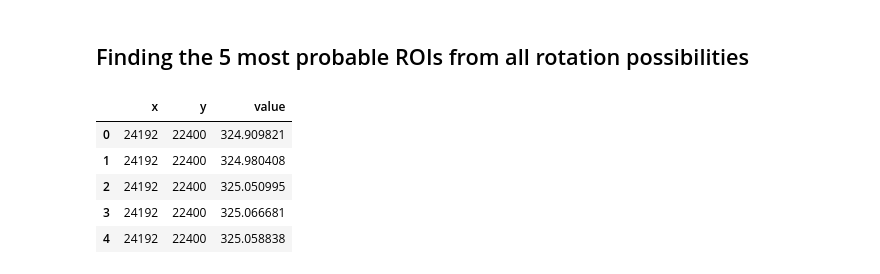
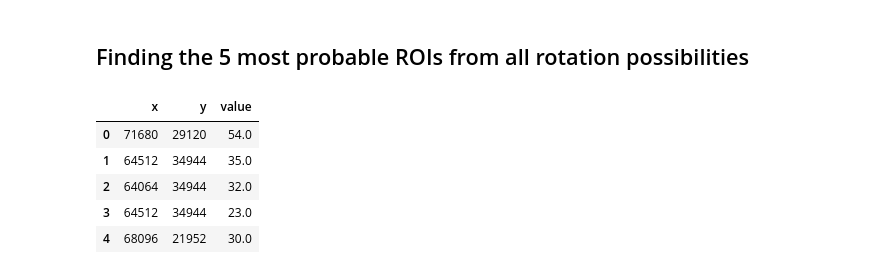
Before and after one commit to aalshabaan/self-supervised-pathology, a Jupyter notebook: ROI_detection_test.ipynb, the cells around one changed output. Drawn from its saved outputs; the diff is of its cells as text; code cells hidden in the pictures.

```diff
--- a/ROI_detection_test.ipynb
+++ b/ROI_detection_test.ipynb
@@ -77,0 +87,11 @@ plt.show()
+# %%
+fig, axs = plt.subplots(1,len(kernels))
+rot = 45
+for ax, kernel in zip(axs, kernels):
+    ax.imshow(kernel.rotate(rot))
+    ax.set_xticks([])
+    ax.set_yticks([])
+    ax.grid(None)
+fig.suptitle(f'The ROI kernels rotated {rot} degress')
+plt.tight_layout()
+plt.show()
@@ -78,7 +100,7 @@ plt.show()
 # %% [markdown]
 ## Build the prediction tensor
 # %%
-pred_tensor = torch.zeros(wsi.s.dimensions[1]//(pred_patch_size*downsample_factor), wsi.s.dimensions[0]//(pred_patch_size*downsample_factor), dtype=torch.uint8)
+pred_tensor = torch.zeros(wsi.s.dimensions[1]//(pred_patch_size*downsample_factor), wsi.s.dimensions[0]//(pred_patch_size*downsample_factor), requires_grad=False)
 print(f'Prediction tensor is of size {pred_tensor.shape}')
 # %% [output]
 Prediction tensor is of size torch.Size([177, 256])
@@ -131,0 +190,13 @@ Input: tensor([-1.,  0.,  1.]), torch.Size([177, 256]), torch.float32
+# %%
+_, axs = plt.subplots(1, 5, figsize=(25,5))
+for ax, h in zip(axs[:4], hmaps):
+    ax.imshow(h, cmap='inferno')
+    ax.set_xticks([])
+    ax.set_yticks([])
+    ax.grid(False)
+
+axs[4].imshow((hmaps[:4]>0).sum(0)==4, cmap='gray')
+axs[4].set_xticks([])
+axs[4].set_yticks([])
+axs[4].grid(False)
+plt.show()
@@ -170,42 +337,46 @@ rotations = range(0,50,5)
 # fig, axs = plt.subplots(3, 3, figsize=(15, 15))
 # fig.suptitle('Rotations')
 vals = []
 xs, ys = [],  []
 with torch.no_grad():
     for i, rot in enumerate(rotations):
-        k = kernel.rotate(rot)
-        k = T.ToTensor()(k).unsqueeze(0)/255
+        k = torch.concat([T.ToTensor()(x.rotate(rot)) for x in kernels]).unsqueeze(1)
         # print(pred_tensor.shape)
-        k = (2 * k -1)
+        # Put the stroma filter to -1 and 0 on the edges
+        k[-1,:,:,:] = -1 + k[:4,:,:,:].sum(0)
         # print(f'Kernel: {torch.unique(k)}, {k.shape}, {k.dtype}')
         # print(k.shape)
         # print(f'Input: {torch.unique(pred_tensor)}, {pred_tensor.shape}, {pred_tensor.dtype}')
-        hmap = F.conv2d(input=pred_tensor.unsqueeze(0).float(), weight=k, stride=(1,), padding='valid', dilation=(1,))[0,:,:]
+        hmaps = F.conv2d(input=pred_tensor.unsqueeze(0), weight=k, stride=(1,), padding='same', dilation=(1,)).relu()
+        mask = (hmaps[:4,:,:]>0).sum(0)==4
+        hmap = hmaps[4,:,:]
+        # hmap = hmaps.mean(0)
+        hmap[~mask] = 0
 
         v, idxs = hmap.flatten().topk(1)
         x, y = idxs%hmap.shape[1], idxs//hmap.shape[1]
         xs.extend(x)
         ys.extend(y)
         vals.extend(v)
 
 
         # ax = axs[i//3, i%3]
         # ax.imshow(hmap.relu())
         # ax.set_title(f'{rot} degrees')
         # ax.grid(None)
         # ax.set_xticks([])
         # ax.set_yticks([])
 coords = pd.DataFrame(data=list(zip(xs, ys, vals)), columns=['x', 'y', 'value'])
 coords = coords.applymap(lambda x: x.item())
 coords[['x', 'y']] *= pred_patch_size*downsample_factor
 coords.head()
 # %% [output]
 |  | x | y | value |
-| 0 | 24192 | 22400 | 324.909821 |
-| 1 | 24192 | 22400 | 324.980408 |
-| 2 | 24192 | 22400 | 325.050995 |
-| 3 | 24192 | 22400 | 325.066681 |
-| 4 | 24192 | 22400 | 325.058838 |
+| 0 | 71680 | 29120 | 54.0 |
+| 1 | 64512 | 34944 | 35.0 |
+| 2 | 64064 | 34944 | 32.0 |
+| 3 | 64512 | 34944 | 23.0 |
+| 4 | 68096 | 21952 | 30.0 |
 # %%
 print(coords.sort_values(by='value', ascending=False).head(20))
 # %% [output]
```
Also changed, not shown: parts of 23 cells of this notebook, 7 other files.
